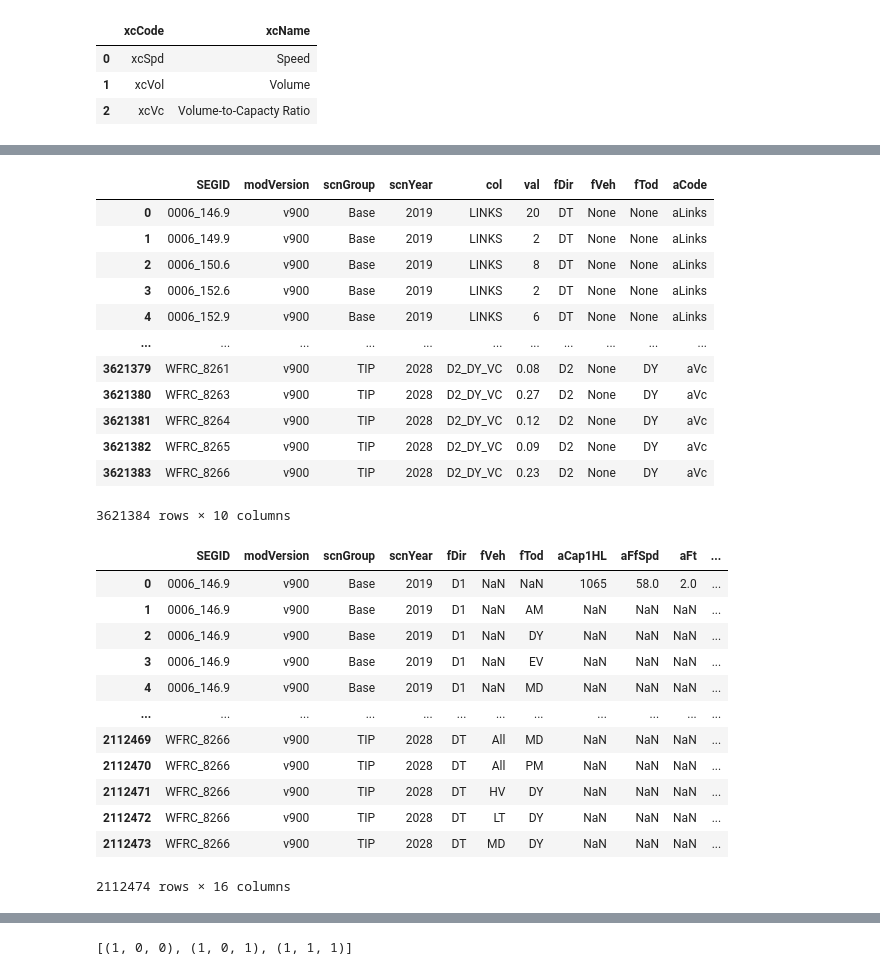
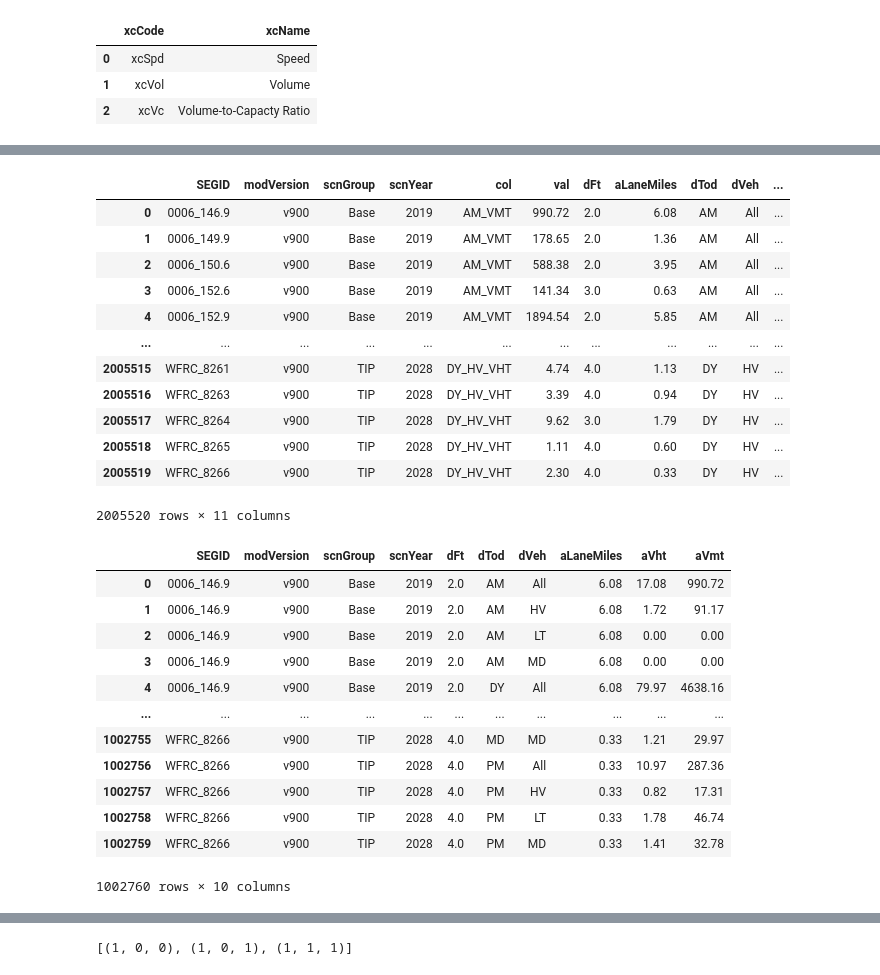
Before and after one commit to WFRCAnalytics/vizTool, a Jupyter notebook: Create-Jsons-Roadway-vizTrends.ipynb, the cells around one changed output, grey strips where cells are left out. Saved outputs shown, nothing was run; the diff lists cells and outputs as text; code cells hidden in the pictures.

```diff
--- a/Create-Jsons-Roadway-vizTrends.ipynb
+++ b/Create-Jsons-Roadway-vizTrends.ipynb
@@ -52,27 +52,43 @@ dfColKeys = pd.DataFrame([
     ['MD_VMT'   , 'MD', 'All', 'aVmt'      ],
     ['PM_VMT'   , 'PM', 'All', 'aVmt'      ],
     ['EV_VMT'   , 'EV', 'All', 'aVmt'      ],
+    ['DY_VMT'   , 'DY', 'All', 'aVmt'      ],
     ['AM_VHT'   , 'AM', 'All', 'aVht'      ],
     ['MD_VHT'   , 'MD', 'All', 'aVht'      ],
     ['PM_VHT'   , 'PM', 'All', 'aVht'      ],
     ['EV_VHT'   , 'EV', 'All', 'aVht'      ],
+    ['DY_VHT'   , 'DY', 'All', 'aVht'      ],
+    ['AM_LT_VMT', 'AM', 'LT' , 'aVmt'      ],
+    ['MD_LT_VMT', 'MD', 'LT' , 'aVmt'      ],
+    ['PM_LT_VMT', 'PM', 'LT' , 'aVmt'      ],
+    ['EV_LT_VMT', 'EV', 'LT' , 'aVmt'      ],
+    ['DY_LT_VMT', 'DY', 'LT' , 'aVmt'      ],
+    ['AM_LT_VHT', 'AM', 'LT' , 'aVht'      ],
+    ['MD_LT_VHT', 'MD', 'LT' , 'aVht'      ],
+    ['PM_LT_VHT', 'PM', 'LT' , 'aVht'      ],
+    ['EV_LT_VHT', 'EV', 'LT' , 'aVht'      ],
+    ['DY_LT_VHT', 'DY', 'LT' , 'aVht'      ],
     ['AM_MD_VMT', 'AM', 'MD' , 'aVmt'      ],
     ['MD_MD_VMT', 'MD', 'MD' , 'aVmt'      ],
     ['PM_MD_VMT', 'PM', 'MD' , 'aVmt'      ],
     ['EV_MD_VMT', 'EV', 'MD' , 'aVmt'      ],
+    ['DY_MD_VMT', 'DY', 'MD' , 'aVmt'      ],
     ['AM_MD_VHT', 'AM', 'MD' , 'aVht'      ],
     ['MD_MD_VHT', 'MD', 'MD' , 'aVht'      ],
     ['PM_MD_VHT', 'PM', 'MD' , 'aVht'      ],
     ['EV_MD_VHT', 'EV', 'MD' , 'aVht'      ],
+    ['DY_MD_VHT', 'DY', 'MD' , 'aVht'      ],
     ['AM_HV_VMT', 'AM', 'HV' , 'aVmt'      ],
     ['MD_HV_VMT', 'MD', 'HV' , 'aVmt'      ],
     ['PM_HV_VMT', 'PM', 'HV' , 'aVmt'      ],
     ['EV_HV_VMT', 'EV', 'HV' , 'aVmt'      ],
+    ['DY_HV_VMT', 'DY', 'HV' , 'aVmt'      ],
     ['AM_HV_VHT', 'AM', 'HV' , 'aVht'      ],
     ['MD_HV_VHT', 'MD', 'HV' , 'aVht'      ],
     ['PM_HV_VHT', 'PM', 'HV' , 'aVht'      ],
     ['EV_HV_VHT', 'EV', 'HV' , 'aVht'      ],
-    ['LANE_MILES', None,None , 'aLaneMiles'],
+    ['DY_HV_VHT', 'DY', 'HV' , 'aVht'      ]
+    #['LANEMILES', None,None , 'aLaneMiles' ],
 ], columns=('col','dTod','dVeh','aCode'))
 
 dfColKeys
@@ -151,6 +174,7 @@ for file_path in file_paths:
 
     # Read the CSV into a dataframe
     df = pd.read_csv(file_path)
+    df = df.loc[df['FUNCGROUP'] == 'Total']
 
     # Add new columns with values from filename
     df['modVersion'] = modVersion
@@ -198,5 +204,7 @@ dfCombined_withVc = _df
 # %%
-dfCombined_melt = dfCombined_withVc.melt(id_vars=['SEGID','modVersion','scnGroup','scnYear'], value_vars=dfColKeys['col'].tolist(), var_name='col', value_name='val')
-
+dfCombined_melt = dfCombined.melt(id_vars=['SEGID','modVersion','scnGroup','scnYear', 'FT', 'LANEMILES'], value_vars=dfColKeys['col'].tolist(), var_name='col', value_name='val')
+dfCombined_melt['dFt'] = dfCombined_melt['FT']
+dfCombined_melt['aLaneMiles'] = dfCombined_melt['LANEMILES']
+dfCombined_melt.drop(['FT','LANEMILES'], axis=1, inplace=True)
 dfCombined_melt
 # %% [output]
@@ -217,38 +225,38 @@ dfCombined_melt
 dfCombined_melt_withkeys = pd.DataFrame.merge(dfCombined_melt, dfColKeys, on='col')
 dfCombined_melt_withkeys
 # %% [output]
-|  | SEGID | modVersion | scnGroup | scnYear | col | val | fDir | fVeh | fTod | aCode |
-| 0 | 0006_146.9 | v900 | Base | 2019 | LINKS | 20 | DT | None | None | aLinks |
-| 1 | 0006_149.9 | v900 | Base | 2019 | LINKS | 2 | DT | None | None | aLinks |
-| 2 | 0006_150.6 | v900 | Base | 2019 | LINKS | 8 | DT | None | None | aLinks |
-| 3 | 0006_152.6 | v900 | Base | 2019 | LINKS | 2 | DT | None | None | aLinks |
-| 4 | 0006_152.9 | v900 | Base | 2019 | LINKS | 6 | DT | None | None | aLinks |
-| ... | ... | ... | ... | ... | ... | ... | ... | ... | ... | ... |
-| 3621379 | WFRC_8261 | v900 | TIP | 2028 | D2_DY_VC | 0.08 | D2 | None | DY | aVc |
-| 3621380 | WFRC_8263 | v900 | TIP | 2028 | D2_DY_VC | 0.27 | D2 | None | DY | aVc |
-| 3621381 | WFRC_8264 | v900 | TIP | 2028 | D2_DY_VC | 0.12 | D2 | None | DY | aVc |
-| 3621382 | WFRC_8265 | v900 | TIP | 2028 | D2_DY_VC | 0.09 | D2 | None | DY | aVc |
-| 3621383 | WFRC_8266 | v900 | TIP | 2028 | D2_DY_VC | 0.23 | D2 | None | DY | aVc |
+|  | SEGID | modVersion | scnGroup | scnYear | col | val | dFt | aLaneMiles | dTod | dVeh | ... |
+| 0 | 0006_146.9 | v900 | Base | 2019 | AM_VMT | 990.72 | 2.0 | 6.08 | AM | All | ... |
+| 1 | 0006_149.9 | v900 | Base | 2019 | AM_VMT | 178.65 | 2.0 | 1.36 | AM | All | ... |
+| 2 | 0006_150.6 | v900 | Base | 2019 | AM_VMT | 588.38 | 2.0 | 3.95 | AM | All | ... |
+| 3 | 0006_152.6 | v900 | Base | 2019 | AM_VMT | 141.34 | 3.0 | 0.63 | AM | All | ... |
+| 4 | 0006_152.9 | v900 | Base | 2019 | AM_VMT | 1894.54 | 2.0 | 5.85 | AM | All | ... |
+| ... | ... | ... | ... | ... | ... | ... | ... | ... | ... | ... | ... |
+| 2005515 | WFRC_8261 | v900 | TIP | 2028 | DY_HV_VHT | 4.74 | 4.0 | 1.13 | DY | HV | ... |
+| 2005516 | WFRC_8263 | v900 | TIP | 2028 | DY_HV_VHT | 3.39 | 4.0 | 0.94 | DY | HV | ... |
+| 2005517 | WFRC_8264 | v900 | TIP | 2028 | DY_HV_VHT | 9.62 | 3.0 | 1.79 | DY | HV | ... |
+| 2005518 | WFRC_8265 | v900 | TIP | 2028 | DY_HV_VHT | 1.11 | 4.0 | 0.60 | DY | HV | ... |
+| 2005519 | WFRC_8266 | v900 | TIP | 2028 | DY_HV_VHT | 2.30 | 4.0 | 0.33 | DY | HV | ... |
-3621384 rows × 10 columns
+2005520 rows × 11 columns
 # %%
-dfCombined_melt_withkeys_pivot_atts = dfCombined_melt_withkeys.pivot(index=[col for col in dfCombined_melt_withkeys.columns if col not in ['aCode','val','col']], columns='aCode', values="val")
+dfCombined_melt_withkeys_pivot_atts = dfCombined_melt_withkeys.pivot_table(index=['SEGID', 'modVersion', 'scnGroup', 'scnYear', 'dFt', 'dTod', 'dVeh', 'aLaneMiles'], columns='aCode', values='val', fill_value=0)
 dfCombined_melt_withkeys_pivot_atts.columns.name = None
 dfCombined_melt_withkeys_pivot_atts.reset_index(inplace=True)
 dfCombined_melt_withkeys_pivot_atts
 # %% [output]
-|  | SEGID | modVersion | scnGroup | scnYear | fDir | fVeh | fTod | aCap1HL | aFfSpd | aFt | ... |
-| 0 | 0006_146.9 | v900 | Base | 2019 | D1 | NaN | NaN | 1065 | 58.0 | 2.0 | ... |
-| 1 | 0006_146.9 | v900 | Base | 2019 | D1 | NaN | AM | NaN | NaN | NaN | ... |
-| 2 | 0006_146.9 | v900 | Base | 2019 | D1 | NaN | DY | NaN | NaN | NaN | ... |
-| 3 | 0006_146.9 | v900 | Base | 2019 | D1 | NaN | EV | NaN | NaN | NaN | ... |
-| 4 | 0006_146.9 | v900 | Base | 2019 | D1 | NaN | MD | NaN | NaN | NaN | ... |
-| ... | ... | ... | ... | ... | ... | ... | ... | ... | ... | ... | ... |
-| 2112469 | WFRC_8266 | v900 | TIP | 2028 | DT | All | MD | NaN | NaN | NaN | ... |
-| 2112470 | WFRC_8266 | v900 | TIP | 2028 | DT | All | PM | NaN | NaN | NaN | ... |
-| 2112471 | WFRC_8266 | v900 | TIP | 2028 | DT | HV | DY | NaN | NaN | NaN | ... |
-| 2112472 | WFRC_8266 | v900 | TIP | 2028 | DT | LT | DY | NaN | NaN | NaN | ... |
-| 2112473 | WFRC_8266 | v900 | TIP | 2028 | DT | MD | DY | NaN | NaN | NaN | ... |
+|  | SEGID | modVersion | scnGroup | scnYear | dFt | dTod | dVeh | aLaneMiles | aVht | aVmt |
+| 0 | 0006_146.9 | v900 | Base | 2019 | 2.0 | AM | All | 6.08 | 17.08 | 990.72 |
+| 1 | 0006_146.9 | v900 | Base | 2019 | 2.0 | AM | HV | 6.08 | 1.72 | 91.17 |
+| 2 | 0006_146.9 | v900 | Base | 2019 | 2.0 | AM | LT | 6.08 | 0.00 | 0.00 |
+| 3 | 0006_146.9 | v900 | Base | 2019 | 2.0 | AM | MD | 6.08 | 0.00 | 0.00 |
+| 4 | 0006_146.9 | v900 | Base | 2019 | 2.0 | DY | All | 6.08 | 79.97 | 4638.16 |
+| ... | ... | ... | ... | ... | ... | ... | ... | ... | ... | ... |
+| 1002755 | WFRC_8266 | v900 | TIP | 2028 | 4.0 | MD | MD | 0.33 | 1.21 | 29.97 |
+| 1002756 | WFRC_8266 | v900 | TIP | 2028 | 4.0 | PM | All | 0.33 | 10.97 | 287.36 |
+| 1002757 | WFRC_8266 | v900 | TIP | 2028 | 4.0 | PM | HV | 0.33 | 0.82 | 17.31 |
+| 1002758 | WFRC_8266 | v900 | TIP | 2028 | 4.0 | PM | LT | 0.33 | 1.78 | 46.74 |
+| 1002759 | WFRC_8266 | v900 | TIP | 2028 | 4.0 | PM | MD | 0.33 | 1.41 | 32.78 |
-2112474 rows × 16 columns
+1002760 rows × 10 columns
 # %%
 import json
 
```
Also changed, not shown: parts of 6 cells of this notebook, 27 other files.
